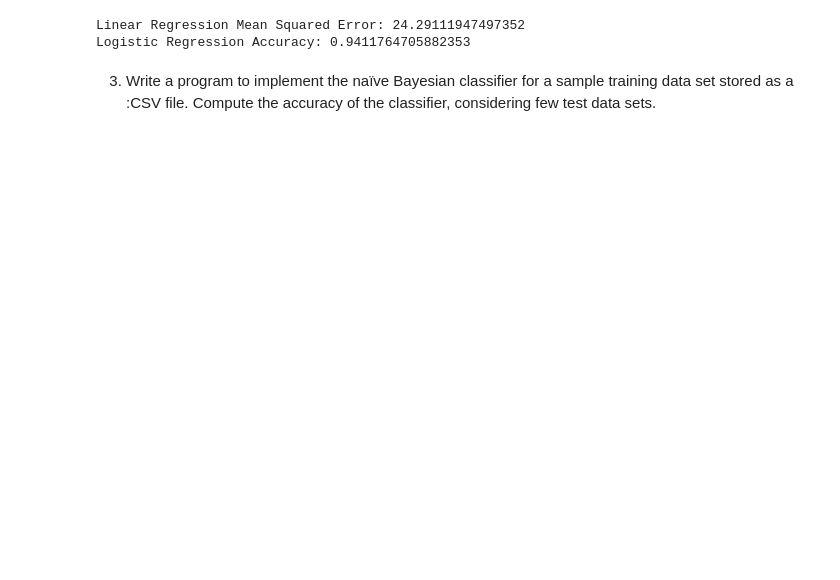
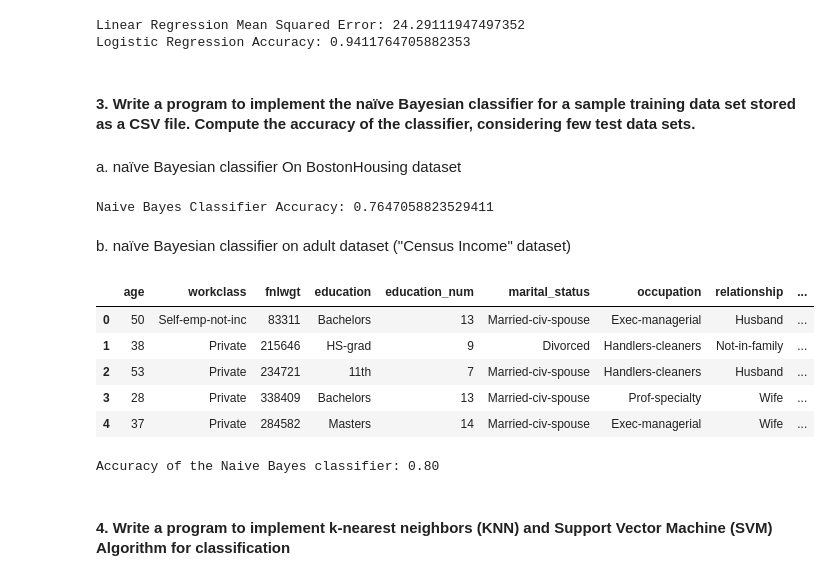
Before and after one commit to realKarthikNair/ML_Sem_5_Lab_File, a Jupyter notebook: practical_file.ipynb, the cells around one changed output. Drawn from its saved outputs; the diff is of its cells as text; code cells hidden in the pictures; blank space fills up the shorter version.

```diff
--- a/practical_file.ipynb
+++ b/practical_file.ipynb
@@ -78,4 +78,78 @@ print(f"Logistic Regression Accuracy: {logistic_accuracy}")
 Linear Regression Mean Squared Error: 24.29111947497352
 Logistic Regression Accuracy: 0.9411764705882353
 # %% [markdown]
-3. Write a program to implement the naïve Bayesian classifier for a sample training data set stored as a :CSV file. Compute the accuracy of the classifier, considering few test data sets.
+#### 3. Write a program to implement the naïve Bayesian classifier for a sample training data set stored as a CSV file. Compute the accuracy of the classifier, considering few test data sets.
+# %% [markdown]
+a. naïve Bayesian classifier On BostonHousing dataset
+# %%
+from sklearn.preprocessing import LabelEncoder
+from sklearn.naive_bayes import GaussianNB
+
+dataframe0 = pd.read_csv(os.path.join(os.getcwd(),'datasets', 'BostonHousing.csv'))
+
+dataframe0['target'] = (dataframe0['medv'] > dataframe0['medv'].median()).astype(int)
+dataframe0 = dataframe0.drop('medv', axis=1)
+
+X = dataframe0.drop('target', axis=1)
+y = dataframe0['target']
+
+label_encoder = LabelEncoder()
+for column in X.columns:
+    if X[column].dtype == 'object':
+        X[column] = label_encoder.fit_transform(X[column])
+
+X_train, X_test, y_train, y_test = train_test_split(X, y, test_size=0.2, random_state=42)
+
+nb_classifier = GaussianNB()
+nb_classifier.fit(X_train, y_train)
+
+y_pred = nb_classifier.predict(X_test)
+
+accuracy = accuracy_score(y_test, y_pred)
+print(f"Naive Bayes Classifier Accuracy: {accuracy}")
+# %% [output]
+Naive Bayes Classifier Accuracy: 0.7647058823529411
+# %% [markdown]
+b. naïve Bayesian classifier on adult dataset ("Census Income" dataset)
+# %%
+import numpy as np
+import pandas as pd
+import matplotlib.pyplot as plt
+import seaborn as sns
+import warnings
+warnings.filterwarnings('ignore')
+
+dataframe1 = pd.read_csv(os.path.join(os.getcwd(),'datasets', 'adult.csv'))
+col_names = ['age', 'workclass', 'fnlwgt', 'education', 'education_num', 'marital_status', 'occupation', 'relationship',
+             'race', 'sex', 'capital_gain', 'capital_loss', 'hours_per_week', 'native_country', 'income']
+dataframe1.columns = col_names
+dataframe1.head()
+# %% [output]
+|  | age | workclass | fnlwgt | education | education_num | marital_status | occupation | relationship | ... |
+| 0 | 50 | Self-emp-not-inc | 83311 | Bachelors | 13 | Married-civ-spouse | Exec-managerial | Husband | ... |
+| 1 | 38 | Private | 215646 | HS-grad | 9 | Divorced | Handlers-cleaners | Not-in-family | ... |
+| 2 | 53 | Private | 234721 | 11th | 7 | Married-civ-spouse | Handlers-cleaners | Husband | ... |
+| 3 | 28 | Private | 338409 | Bachelors | 13 | Married-civ-spouse | Prof-specialty | Wife | ... |
+| 4 | 37 | Private | 284582 | Masters | 14 | Married-civ-spouse | Exec-managerial | Wife | ... |
+# %%
+label_encoder = LabelEncoder()
+for col in dataframe1.columns:
+    if dataframe1[col].dtype == 'object':
+        dataframe1[col] = label_encoder.fit_transform(dataframe1[col])
+
+X = dataframe1.drop('income', axis=1)
+y = dataframe1['income']
+
+X_train, X_test, y_train, y_test = train_test_split(X, y, test_size=0.2, random_state=42)
+
+naive_bayes = GaussianNB()
+naive_bayes.fit(X_train, y_train)
+
+y_pred = naive_bayes.predict(X_test)
+
+accuracy = accuracy_score(y_test, y_pred)
+print(f"Accuracy of the Naive Bayes classifier: {accuracy:.2f}")
+# %% [output]
+Accuracy of the Naive Bayes classifier: 0.80
+# %% [markdown]
+#### 4. Write a program to implement k-nearest neighbors (KNN) and Support Vector Machine (SVM) Algorithm for classification
```
Also changed, not shown: parts of 22 cells of this notebook, 4 other files.
